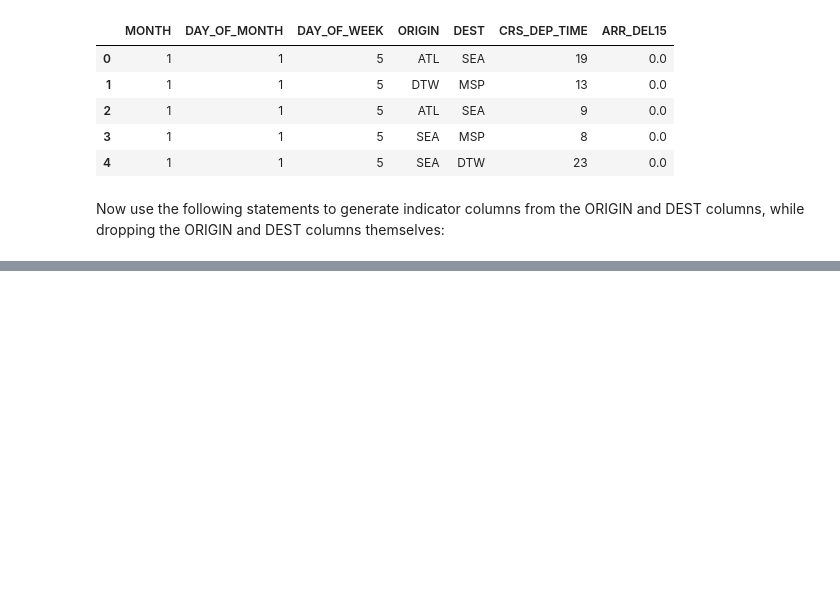
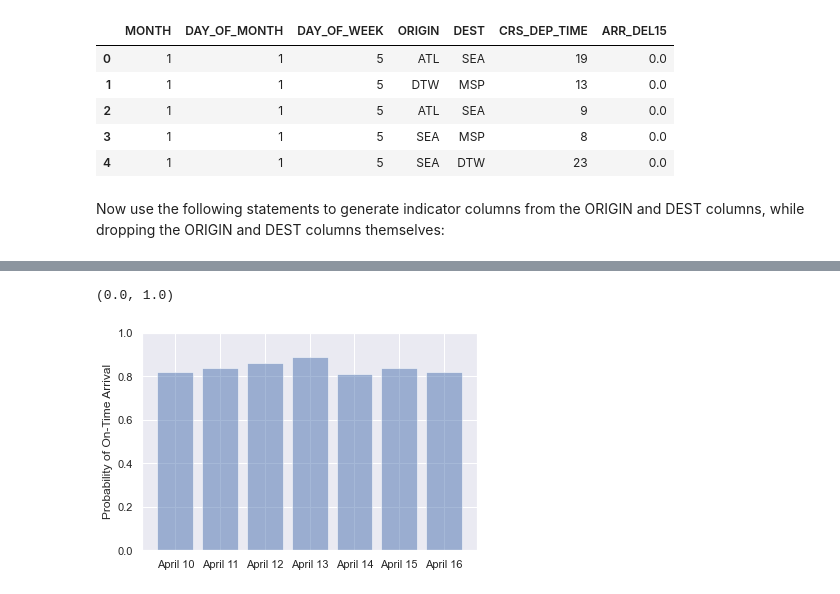
Before and after one commit to flegaspi700/ML-FML, a Jupyter notebook: Azure/Predict Flight Delays.ipynb, the cells around one changed output, grey strips where cells are left out. Saved outputs shown, nothing was run; the diff lists cells and outputs as text; code cells hidden in the pictures; blank space fills up the shorter version.

```diff
--- a/Azure/Predict Flight Delays.ipynb
+++ b/Azure/Predict Flight Delays.ipynb
@@ -167,0 +359,18 @@ df.head()
+# %%
+labels = ('April 10', 'April 11', 'April 12', 'April 13', 'April 14', 'April 15', 'April 16')
+values = (predict_delay('10/04/2018 13:00:00', 'JFK', 'MSP'),
+          predict_delay('11/04/2018 13:00:00', 'JFK', 'MSP'),
+          predict_delay('12/04/2018 13:00:00', 'JFK', 'MSP'),
+          predict_delay('13/04/2018 13:00:00', 'JFK', 'MSP'),
+          predict_delay('14/04/2018 13:00:00', 'JFK', 'MSP'),
+          predict_delay('15/04/2018 13:00:00', 'JFK', 'MSP'),
+          predict_delay('16/04/2018 13:00:00', 'JFK', 'MSP'))
+alabels = np.arange(len(labels))
+
+plt.bar(alabels, values, align='center', alpha=0.5)
+plt.xticks(alabels, labels)
+plt.ylabel('Probability of On-Time Arrival')
+plt.ylim((0.0, 1.0))
+# %% [output]
+(0.0, 1.0)
+[figure, added]
```
Also changed, not shown: parts of 40 cells of this notebook.
